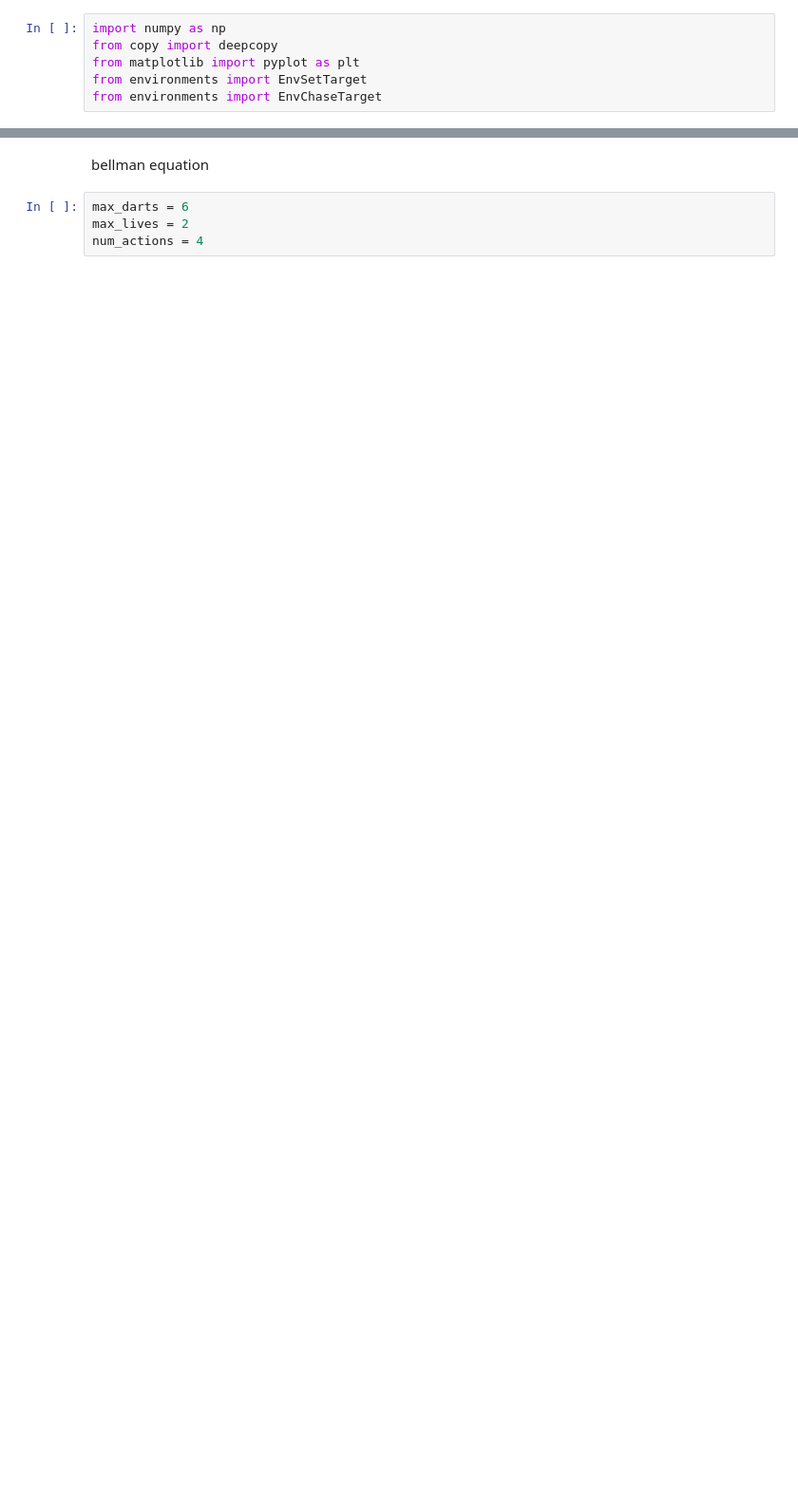
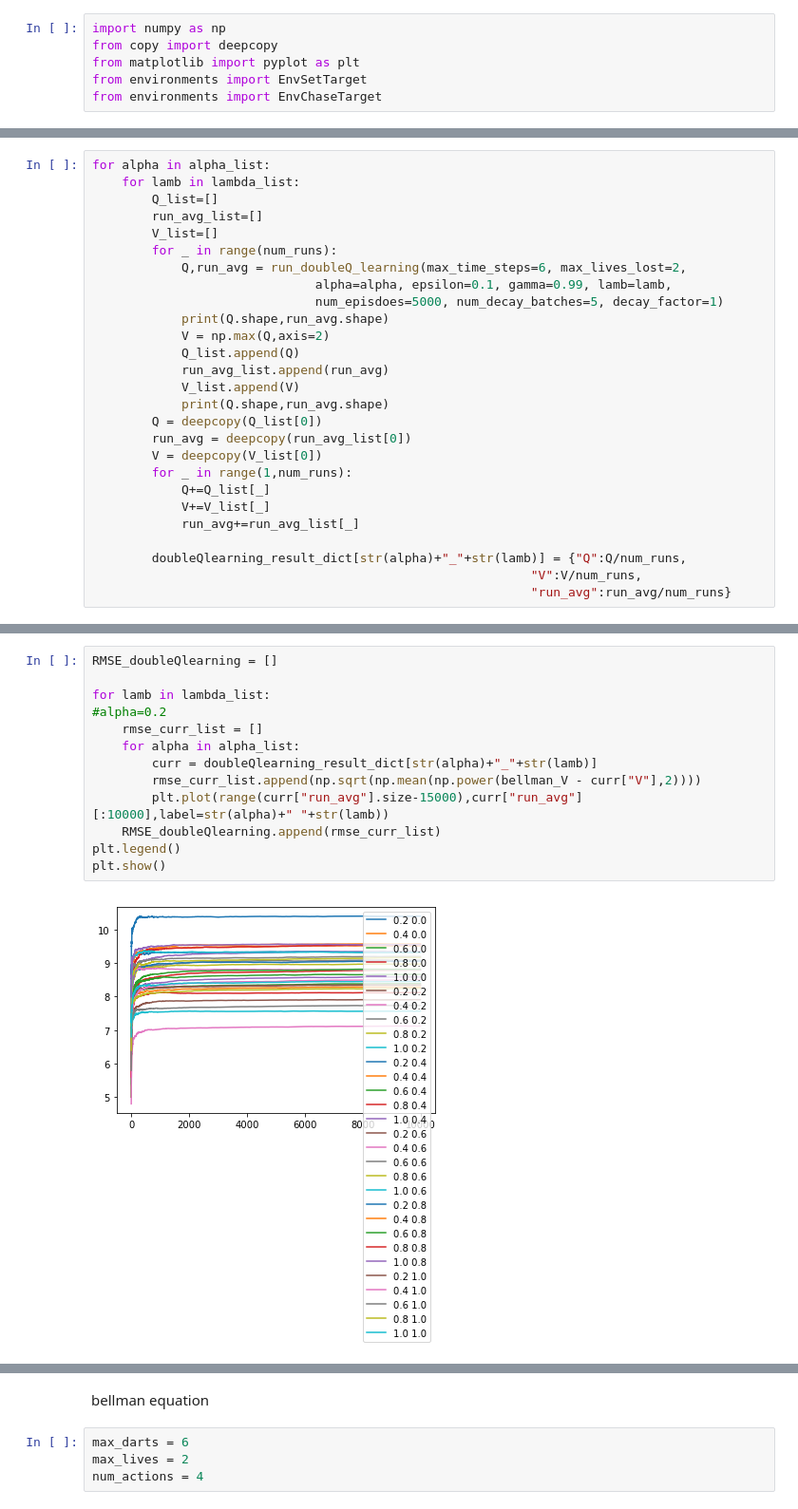
Before and after one commit to navin-mordani/comp-767-Final-Project, a Jupyter notebook: Untitled.ipynb, the cells around one changed output, grey strips where cells are left out. Shown at 95% size. Drawn from its saved outputs; the diff is of its cells as text; blank space fills up the shorter version.

```diff
--- a/Untitled.ipynb
+++ b/Untitled.ipynb
@@ -210,0 +407,27 @@ x
+# %%
+for alpha in alpha_list:
+    for lamb in lambda_list:
+        Q_list=[]
+        run_avg_list=[]
+        V_list=[]
+        for _ in range(num_runs):
+            Q,run_avg = run_doubleQ_learning(max_time_steps=6, max_lives_lost=2,
+                              alpha=alpha, epsilon=0.1, gamma=0.99, lamb=lamb,
+                              num_episdoes=5000, num_decay_batches=5, decay_factor=1)
+            print(Q.shape,run_avg.shape)
+            V = np.max(Q,axis=2)
+            Q_list.append(Q)
+            run_avg_list.append(run_avg)
+            V_list.append(V)
+            print(Q.shape,run_avg.shape)
+        Q = deepcopy(Q_list[0])
+        run_avg = deepcopy(run_avg_list[0])
+        V = deepcopy(V_list[0])
+        for _ in range(1,num_runs):
+            Q+=Q_list[_]
+            V+=V_list[_]
+            run_avg+=run_avg_list[_]
+
+        doubleQlearning_result_dict[str(alpha)+"_"+str(lamb)] = {"Q":Q/num_runs,
+                                                           "V":V/num_runs,
+                                                           "run_avg":run_avg/num_runs}
@@ -210,0 +456,15 @@ x
+# %%
+RMSE_doubleQlearning = []
+
+for lamb in lambda_list:
+#alpha=0.2
+    rmse_curr_list = []
+    for alpha in alpha_list:
+        curr = doubleQlearning_result_dict[str(alpha)+"_"+str(lamb)]
+        rmse_curr_list.append(np.sqrt(np.mean(np.power(bellman_V - curr["V"],2))))
+        plt.plot(range(curr["run_avg"].size-15000),curr["run_avg"][:10000],label=str(alpha)+" "+str(lamb))
+    RMSE_doubleQlearning.append(rmse_curr_list)
+plt.legend()
+plt.show()
+# %% [output]
+[figure, added]
```
Also changed, not shown: parts of 55 cells of this notebook, 2 other files.
